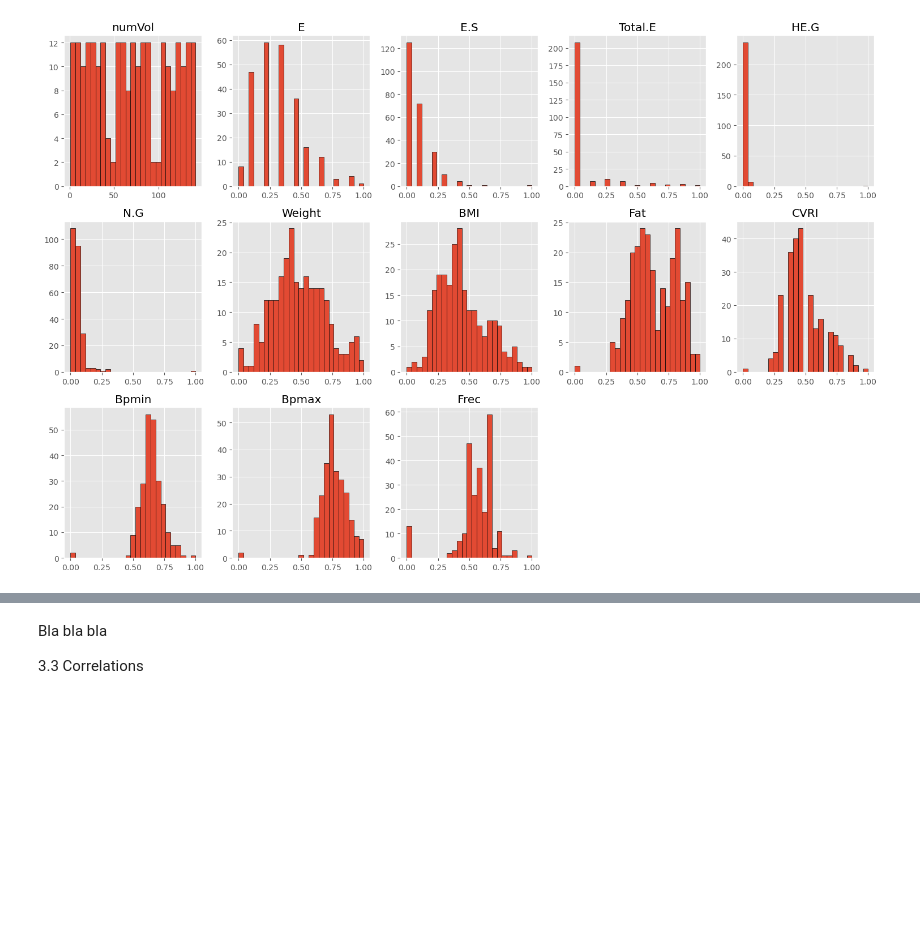
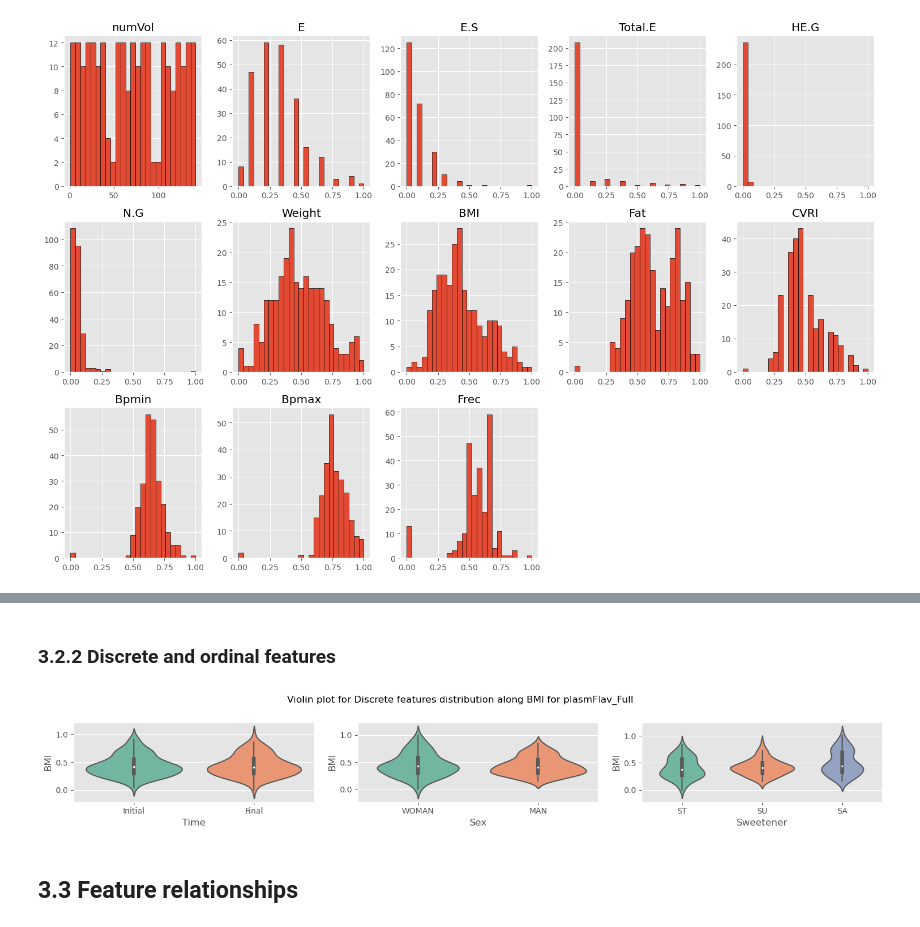
Before and after one commit to dhprieto/thirdArt, a Jupyter notebook: EDA2.ipynb, the cells around one changed output, grey strips where cells are left out. Cells and saved outputs as stored; diff of their text form; code cells hidden in the pictures; blank space fills up the shorter version.

```diff
--- a/EDA2.ipynb
+++ b/EDA2.ipynb
@@ -259,4 +196,0 @@ plt.tight_layout();
-# %% [markdown]
-Bla bla bla
-
-3.3 Correlations
@@ -264,0 +197,2 @@ df_corr = df1_anthro.corr(method="pearson")
+# %% [markdown]
+### 3.2.2 Discrete and ordinal features
@@ -265 +221,27 @@ df_corr = df1_anthro.corr(method="pearson")
+# %%
+def discPatternsViolin(df, df_name):
+    cols_continuous = df.select_dtypes(include="number").nunique() >= 25
+    df_discrete = df[["Time", "Sex", "Sweetener"]]
+
+    n_cols = 3
+    n_elements = len(df_discrete.columns)
+    n_rows = np.ceil(n_elements / n_cols).astype("int")
+
+    y_value = df["BMI"]
+
+    fig, axes = plt.subplots(ncols=n_cols, nrows=n_rows, figsize=(15, n_rows * 2.5))
+
+
+    # Loop through these features and plot entries from each feature against `Latitude`
+    for col, ax in zip(df_discrete.columns, axes.ravel()):
+        sns.violinplot(data=df, x=col, y=y_value, palette="Set2",
+                    split=True, ax=ax)
+    plt.suptitle("Violin plot for Discrete features distribution along BMI for " + df_name)
+    plt.tight_layout()
+
+discPatternsViolin(df1_anthro, df1_anthro_name)
+# %% [output]
+[figure, added]
+# %% [markdown]
+## 3.3 Feature relationships
 # %%
```
Also changed, not shown: parts of 22 cells of this notebook.
